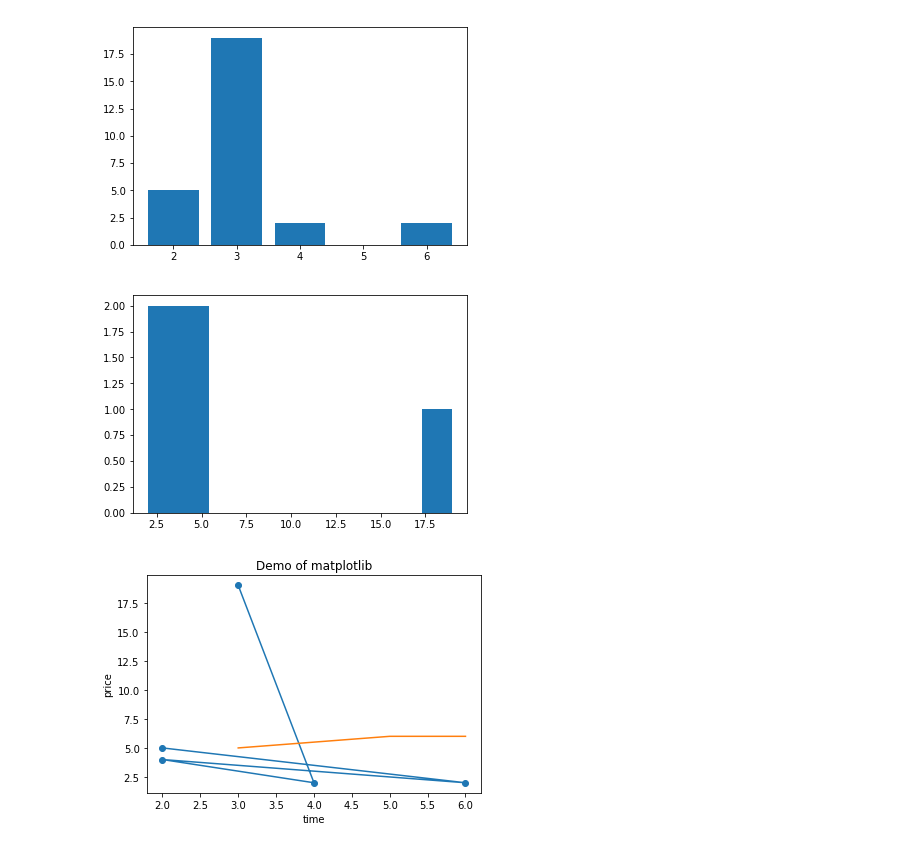
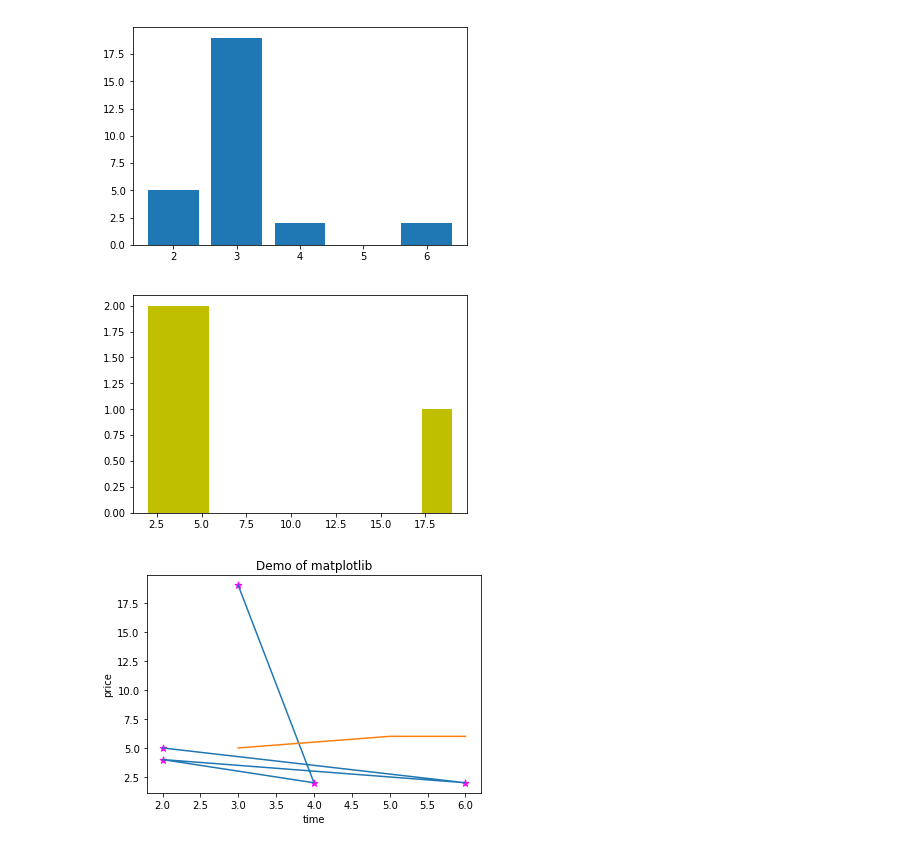
Before and after one commit to ssp4all/machine-learning-and-data-science, a Jupyter notebook: matplotlib.ipynb, the cells around one changed output. Cells and saved outputs as stored; diff of their text form; code cells hidden in the pictures.

```diff
--- a/matplotlib.ipynb
+++ b/matplotlib.ipynb
@@ -17,15 +17,15 @@ plt.show()
 [figure]
 # %%
 
-plt.hist(y)
+plt.hist(y, color='y')
 plt.show()
 # %% [output]
-[figure, old version]
+[figure, new version]
 # %%
 
 x2 = [3,5,6]
 y2 = [5,6,6]
-plt.scatter(x, y)
+plt.scatter(x, y, color='magenta', marker='*', s=50)
 plt.plot(x, y, label='First plot')
 plt.plot(x2, y2, label='Second plot')
 plt.xlabel('time')
@@ -33,4 +33,4 @@ plt.ylabel('price')
 plt.title('Demo of matplotlib')
 plt.show()
 # %% [output]
-[figure, old version]
+[figure, new version]
```
Also changed, not shown: parts of 13 cells of this notebook.
